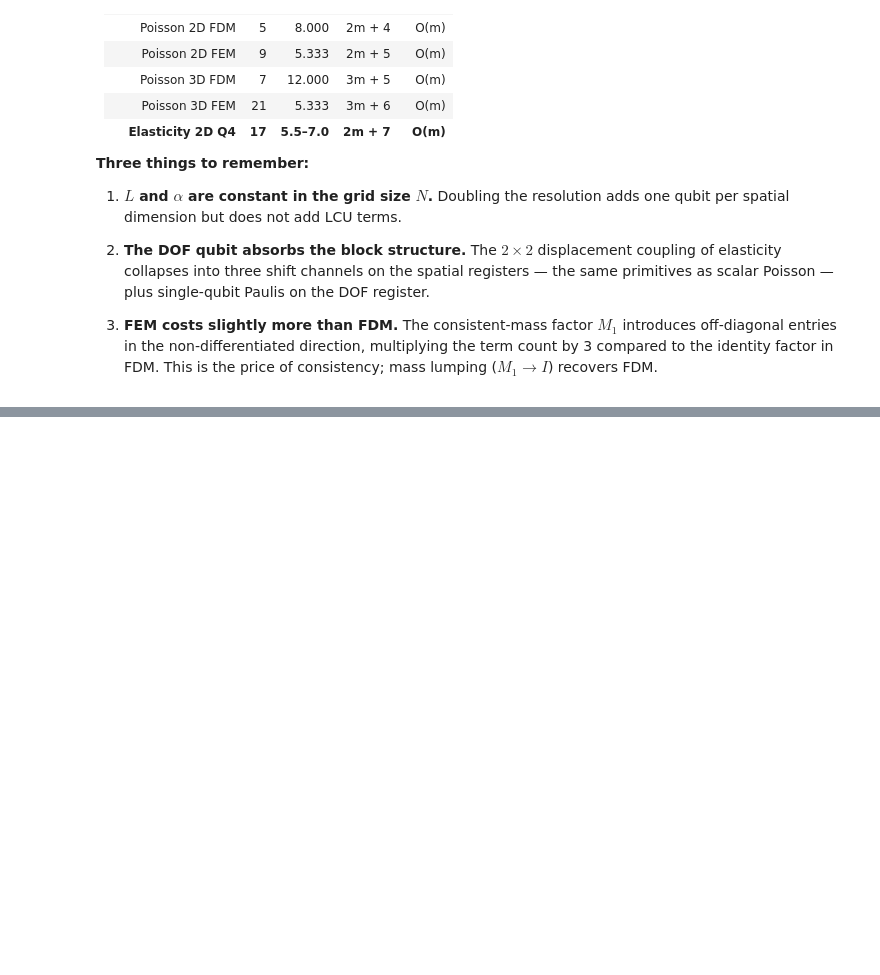
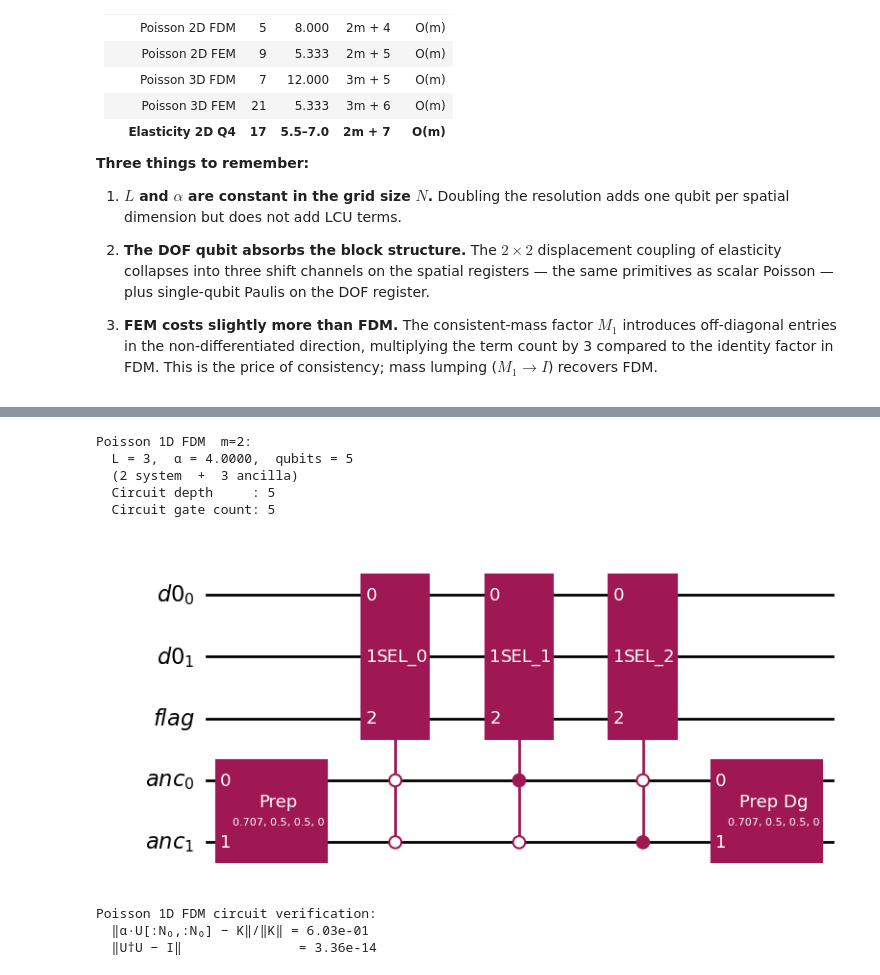
Before and after one commit to UW-ERSL/PyBlockEncode, a Jupyter notebook: BlockEncoding_Tutorial.ipynb, the cells around one changed output, grey strips where cells are left out. Saved outputs shown, nothing was run; the diff lists cells and outputs as text; code cells hidden in the pictures; blank space fills up the shorter version.

```diff
--- a/BlockEncoding_Tutorial.ipynb
+++ b/BlockEncoding_Tutorial.ipynb
@@ -646,0 +905,27 @@ print("\nAll L and α values are independent of m — confirmed.")
+# %%
+# 1D FDM Poisson, m=2 (4 interior nodes)
+pc_1d = PoissonCircuit(m=2, dim=1, disc='fdm')
+print(f"Poisson 1D FDM  m=2:")
+print(f"  L = {pc_1d.num_terms},  α = {pc_1d.alpha:.4f},  qubits = {pc_1d.num_qubits}")
+print(f"  ({pc_1d.num_system} system  +  {pc_1d.num_ancilla} ancilla)")
+
+qc_p1d = pc_1d.circuit()
+print(f"  Circuit depth     : {qc_p1d.depth()}")
+print(f"  Circuit gate count: {sum(qc_p1d.count_ops().values())}")
+qc_p1d.draw('mpl')
+# %% [output]
+Poisson 1D FDM  m=2:
+  L = 3,  α = 4.0000,  qubits = 5
+  (2 system  +  3 ancilla)
+  Circuit depth     : 5
+  Circuit gate count: 5
+[figure, added]
+# %%
+r1d = pc_1d.verify()
+print("Poisson 1D FDM circuit verification:")
+print(f"  ‖α·U[:N₀,:N₀] − K‖/‖K‖ = {r1d['block_encoding_rel_err']:.2e}")
+print(f"  ‖U†U − I‖               = {r1d['unitarity_err']:.2e}")
+# %% [output]
+Poisson 1D FDM circuit verification:
+  ‖α·U[:N₀,:N₀] − K‖/‖K‖ = 6.03e-01
+  ‖U†U − I‖               = 3.36e-14
```
Also changed, not shown: parts of 37 cells of this notebook, 1 other file.
